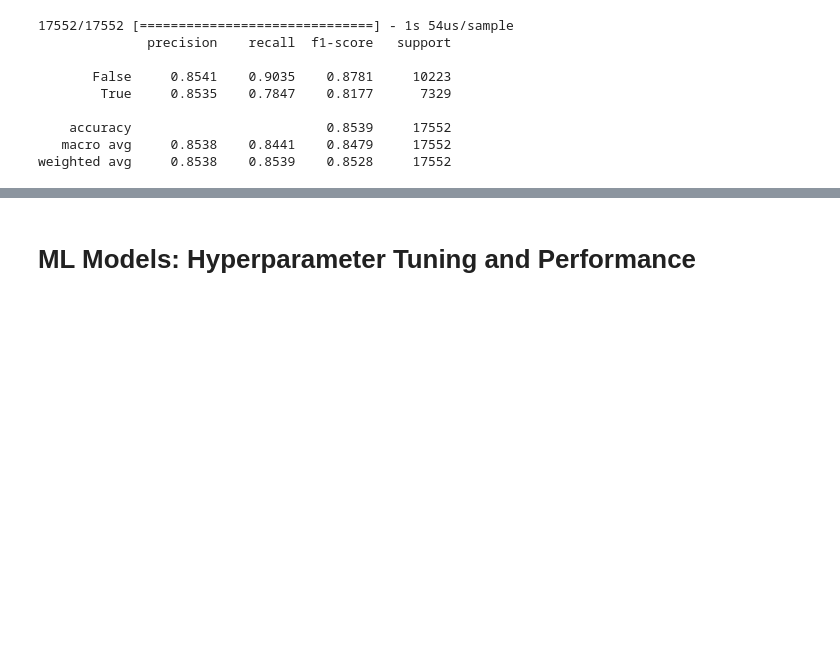
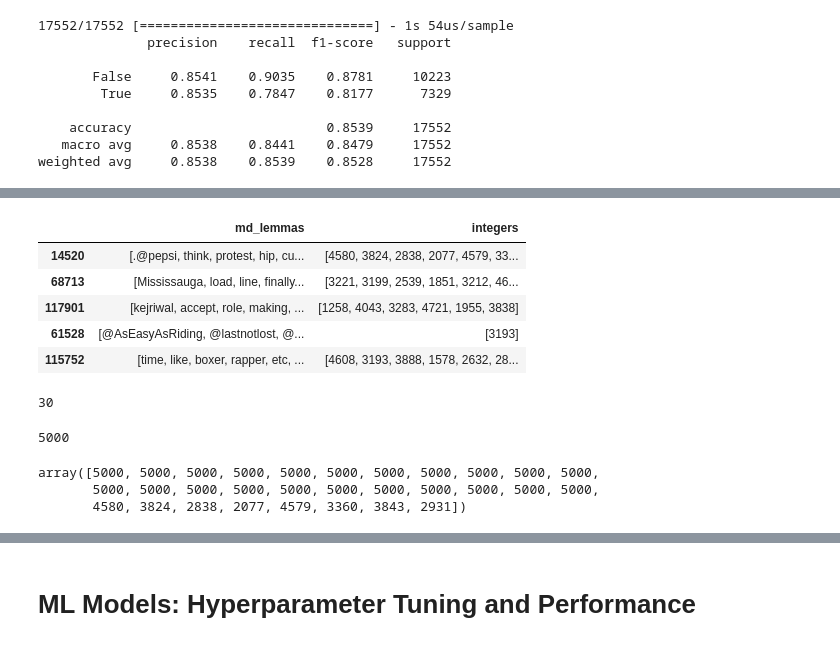
Before and after one commit to BloomTech-Labs/allay-ds, a Jupyter notebook: exploration/train_models.ipynb, the cells around one changed output, grey strips where cells are left out. Saved outputs shown, nothing was run; the diff lists cells and outputs as text; code cells hidden in the pictures; blank space fills up the shorter version.

```diff
--- a/exploration/train_models.ipynb
+++ b/exploration/train_models.ipynb
@@ -496,0 +531,2 @@ wandb.log({'accuracy':accuracy, 'recall':recall,
+# %%
+vectorizer.fit(x_train["md_lemmas"])
@@ -496,0 +541,2 @@ wandb.log({'accuracy':accuracy, 'recall':recall,
+# %%
+word2idx = {word: idx for idx, word in enumerate(vectorizer.get_feature_names())}
@@ -496,0 +563,6 @@ wandb.log({'accuracy':accuracy, 'recall':recall,
+# %%
+def to_sequence(index, text):
+    indexes = [index[word] for word in text if word in index]
+    return indexes
+# %%
+x_train["integers"] = x_train["md_lemmas"].apply(lambda x: to_sequence(word2idx, x))
@@ -496,0 +571,18 @@ wandb.log({'accuracy':accuracy, 'recall':recall,
+# %%
+x_train.head()
+# %% [output]
+|  | md_lemmas | integers |
+| 14520 | [.@pepsi, think, protest, hip, cu... | [4580, 3824, 2838, 2077, 4579, 33... |
+| 68713 | [Mississauga, load, line, finally... | [3221, 3199, 2539, 1851, 3212, 46... |
+| 117901 | [kejriwal, accept, role, making, ... | [1258, 4043, 3283, 4721, 1955, 3838] |
+| 61528 | [@AsEasyAsRiding, @lastnotlost, @... | [3193] |
+| 115752 | [time, like, boxer, rapper, etc, ... | [4608, 3193, 3888, 1578, 2632, 28... |
+# %%
+max_seq_length = max(x_train["integers"].apply(lambda x: len(x)))
+max_seq_length
+# %% [output]
+30
+# %%
+len(word2idx)
+# %% [output]
+5000
@@ -496,0 +595,6 @@ wandb.log({'accuracy':accuracy, 'recall':recall,
+# %%
+x_train_sequences[0]
+# %% [output]
+array([5000, 5000, 5000, 5000, 5000, 5000, 5000, 5000, 5000, 5000, 5000,
+       5000, 5000, 5000, 5000, 5000, 5000, 5000, 5000, 5000, 5000, 5000,
+       4580, 3824, 2838, 2077, 4579, 3360, 3843, 2931])
```
Also changed, not shown: parts of 33 cells of this notebook.
